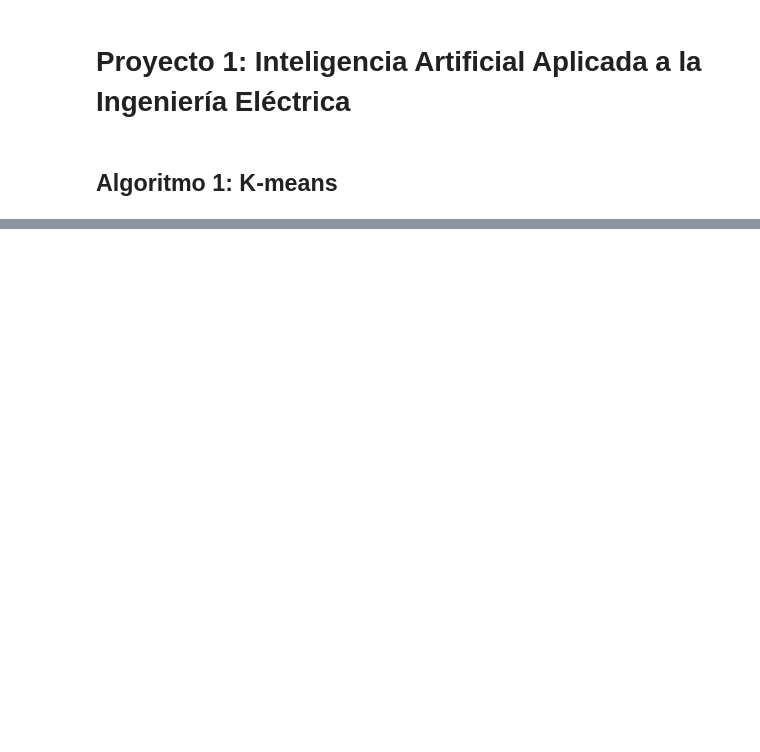
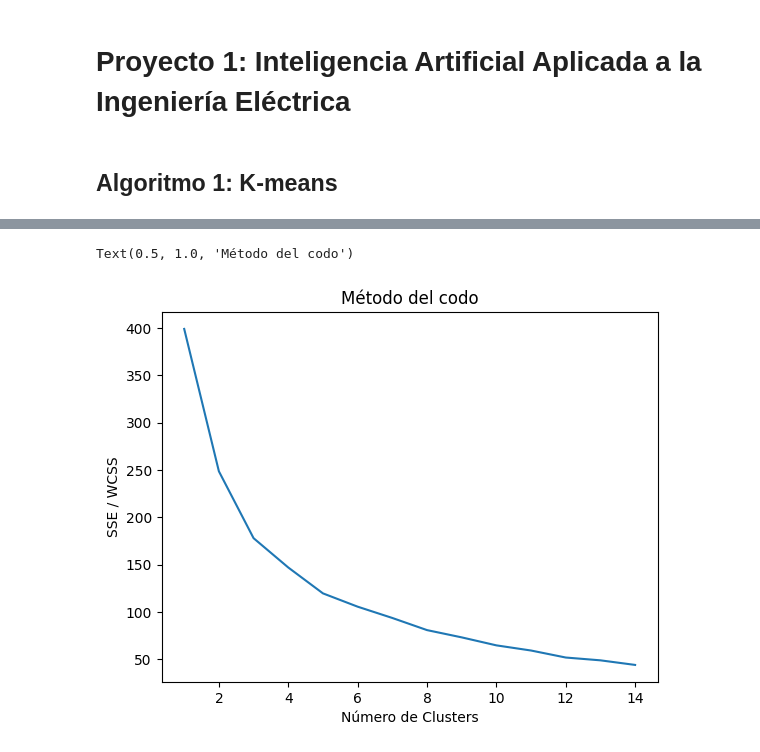
Before and after one commit to marpermon/AI_Projects, a Jupyter notebook: Proyecto1/Proyecto1.ipynb, the cells around one changed output, grey strips where cells are left out. Saved outputs shown, nothing was run; the diff lists cells and outputs as text; code cells hidden in the pictures; blank space fills up the shorter version.

Commit message:
kmeans ready. Needs comments.

```diff
--- a/Proyecto1/Proyecto1.ipynb
+++ b/Proyecto1/Proyecto1.ipynb
@@ -15,0 +99,21 @@ UnicodeDecodeError: 'utf-8' codec can't decode byte 0xda in position 119: invali
+# %%
+# Usamos el método del codo
+data = df.select_dtypes(include=[int])
+sse = {}
+scaler = StandardScaler() #investigar qué hace
+data = scaler.fit_transform(data)
+
+for k in range(1,15):
+  kmeans = KMeans(n_clusters=k ,max_iter=100)
+  clusters = kmeans.fit_predict(data)
+  sse[k] = kmeans.inertia_
+
+fig = plt.figure()
+ax = fig.add_subplot(111)
+ax.plot(list(sse.keys()),list(sse.values()))
+ax.set_xlabel("Número de Clusters")
+ax.set_ylabel("SSE / WCSS")
+ax.set_title("Método del codo")
+# %% [output]
+Text(0.5, 1.0, 'Método del codo')
+[figure, added]
```
Also changed, not shown: parts of 7 cells of this notebook.
